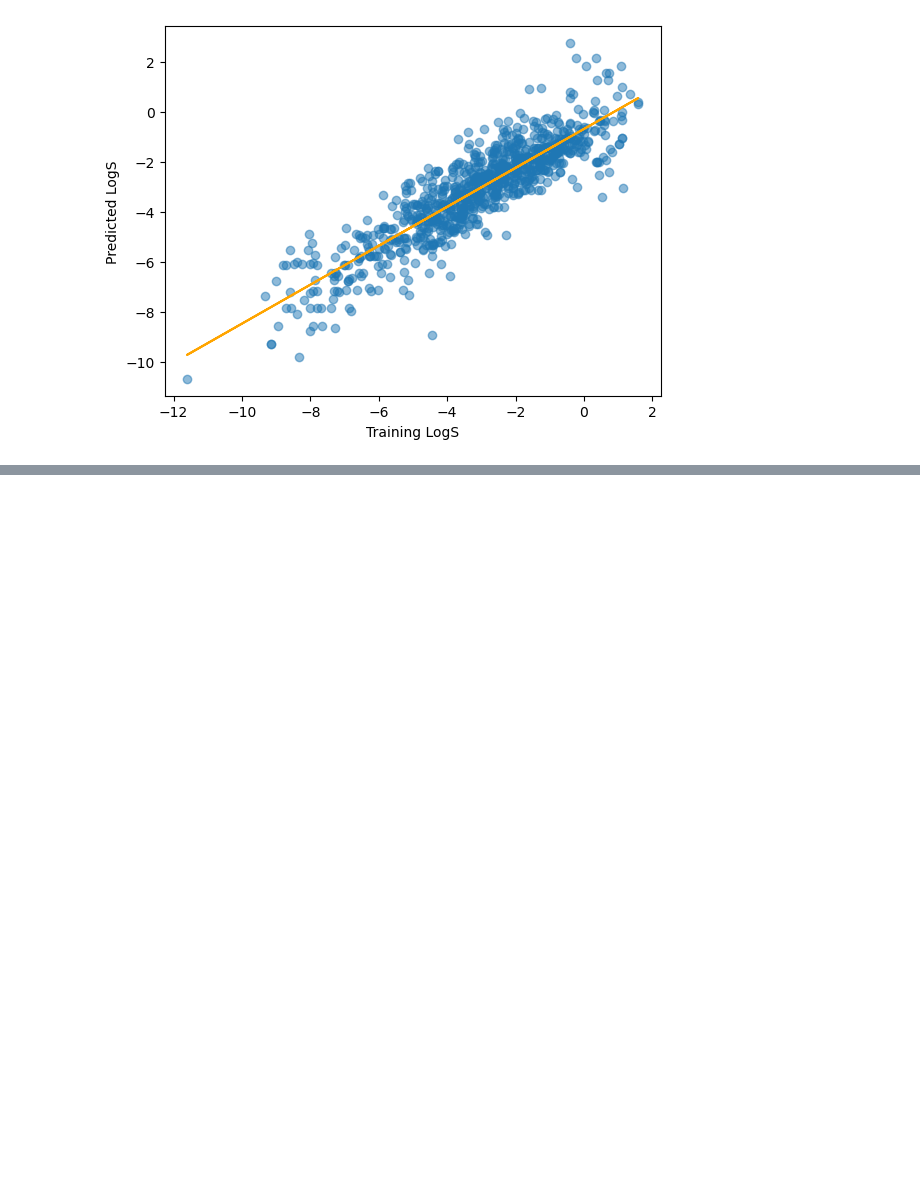
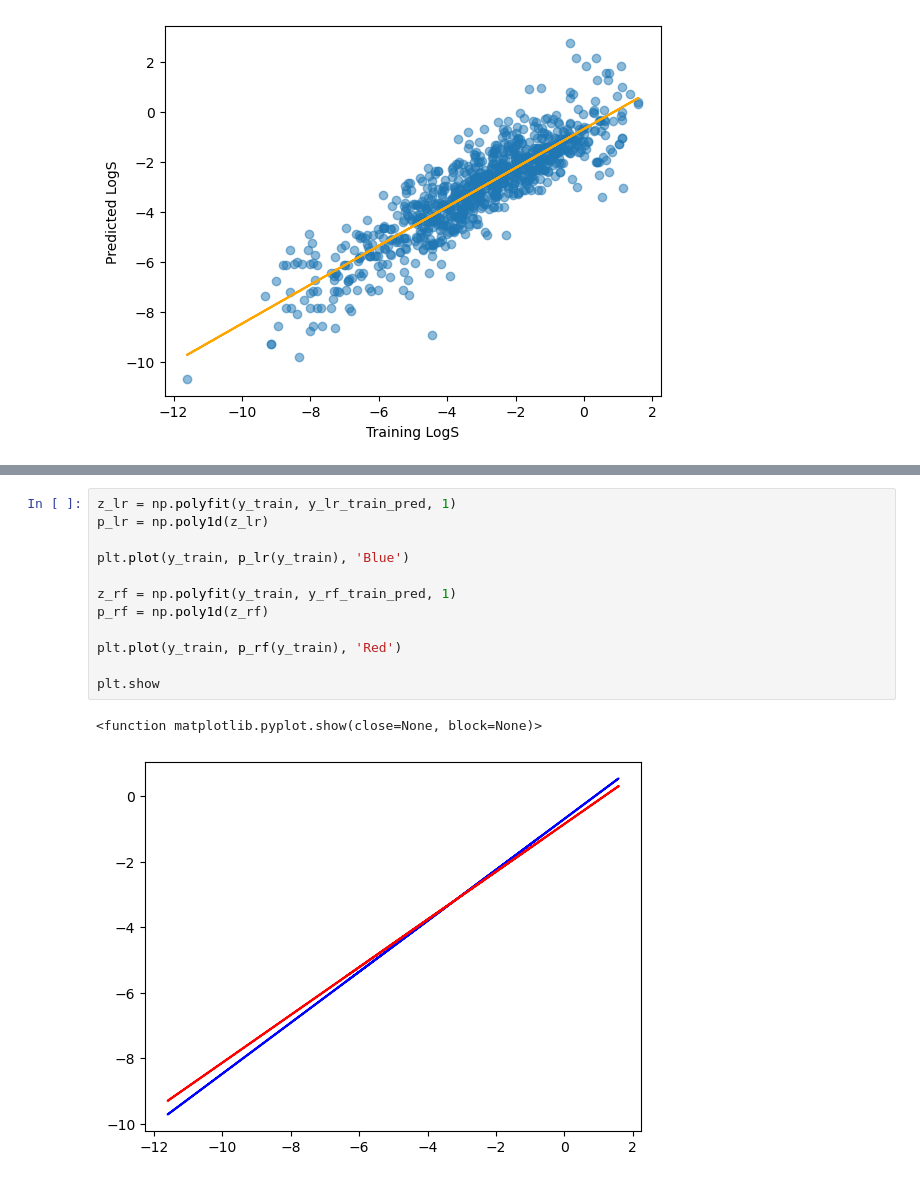
Before and after one commit to leepiau/ml_1, a Jupyter notebook: src/ml_1.ipynb, the cells around one changed output, grey strips where cells are left out. Saved outputs shown, nothing was run; the diff lists cells and outputs as text; blank space fills up the shorter version.

```diff
--- a/src/ml_1.ipynb
+++ b/src/ml_1.ipynb
@@ -171,0 +237,15 @@ plt.show
+# %%
+z_lr = np.polyfit(y_train, y_lr_train_pred, 1)
+p_lr = np.poly1d(z_lr)
+
+plt.plot(y_train, p_lr(y_train), 'Blue')
+
+z_rf = np.polyfit(y_train, y_rf_train_pred, 1)
+p_rf = np.poly1d(z_rf)
+
+plt.plot(y_train, p_rf(y_train), 'Red')
+
+plt.show
+# %% [output]
+<function matplotlib.pyplot.show(close=None, block=None)>
+[figure, added]
```
Also changed, not shown: parts of 16 cells of this notebook.
